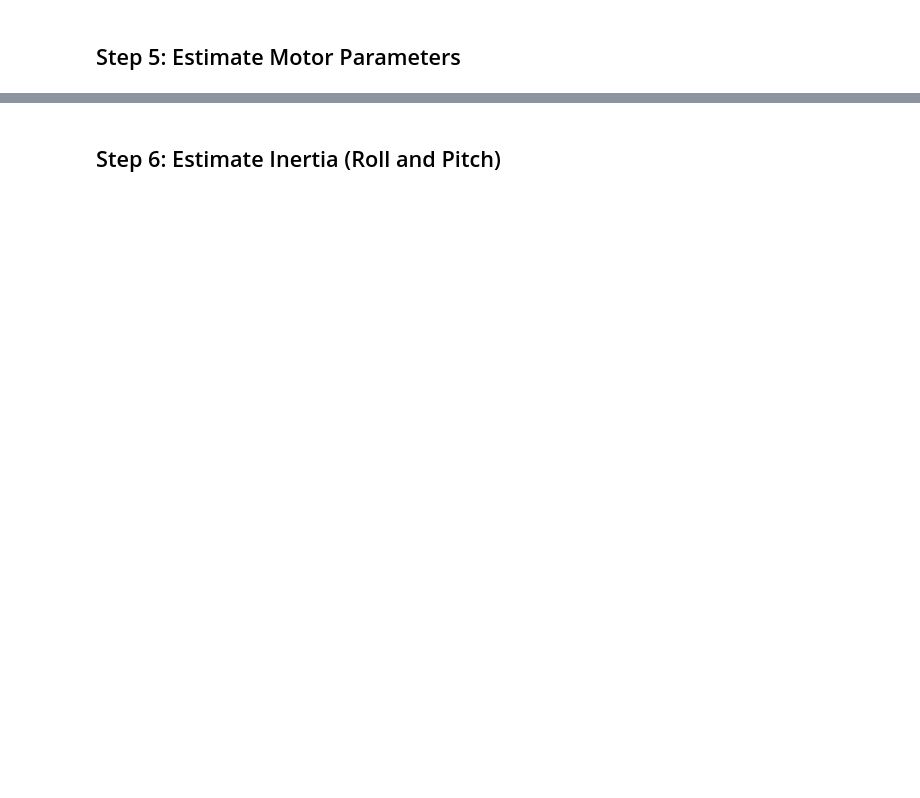
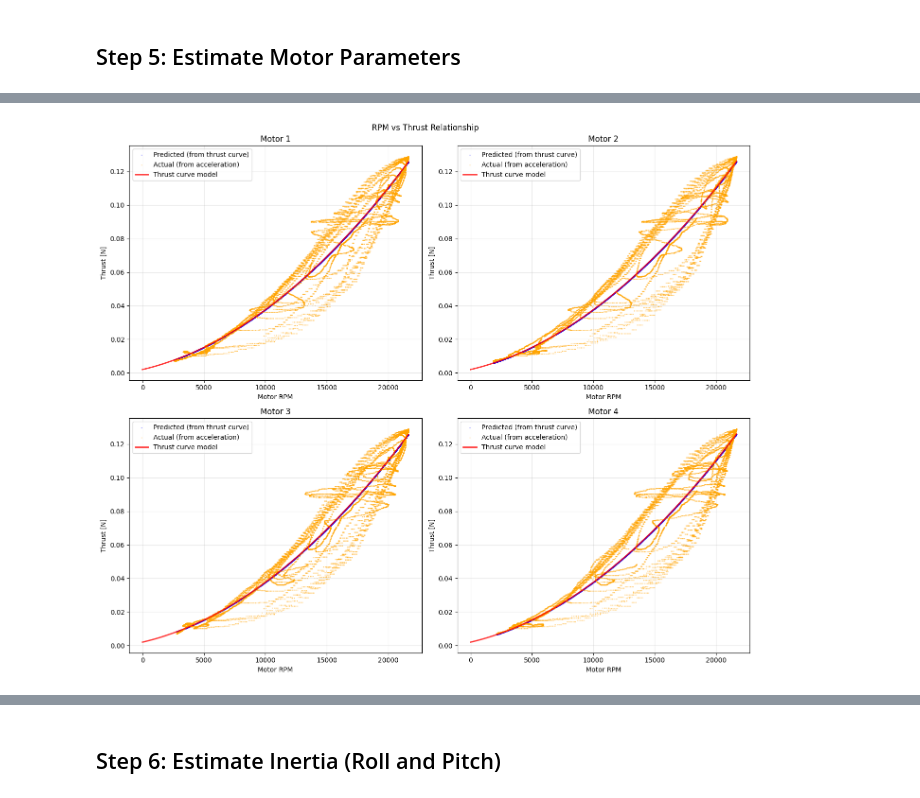
Before and after one commit to EricPedley/betaflight_tools, a Jupyter notebook: betaflight_sysid.ipynb, the cells around one changed output, grey strips where cells are left out. Cells and saved outputs as stored; diff of their text form; code cells hidden in the pictures; blank space fills up the shorter version.

```diff
--- a/betaflight_sysid.ipynb
+++ b/betaflight_sysid.ipynb
@@ -757,0 +1031,100 @@ plt.show()
+# %%
+# Plot RPM vs Thrust relationship (if RPM data available)
+if has_rpm_data:
+    fig, axs = plt.subplots(2, 2, figsize=(14, 12))
+
+    # Get the motor data used in estimation
+    motors_data = combined_thrust["motors"]  # This is actual RPM / rpm_scale_factor (normalized to 0-1)
+    thrust_per_motor = combined_thrust["thrusts"]  # Predicted thrust per motor
+
+    # Also get actual thrust from acceleration
+    actual_total_thrust = combined_thrust["acceleration"][:, 2] * model["mass"]
+
+    for motor_i in range(4):
+        ax = axs[motor_i // 2, motor_i % 2]
+
+        # Get normalized motor values (0-1 range) used in estimation
+        motor_normalized = motors_data[:, motor_i]
+
+        # Convert back to actual RPM for plotting
+        motor_rpm = motor_normalized * rpm_scale_factor
+
+        # Get predicted thrust for this motor
+        predicted_motor_thrust = thrust_per_motor[:, motor_i]
+
+        # Estimate "actual" thrust per motor by distributing total thrust equally
+        # (This is an approximation since we can't measure individual motor thrust)
+        estimated_actual_motor_thrust = actual_total_thrust / 4.0
+
+        # Plot predicted thrust curve
+        ax.scatter(motor_rpm, predicted_motor_thrust,
+                  s=0.5, alpha=0.3, label='Predicted (from thrust curve)', color='blue')
+
+        # Plot "actual" thrust (from measured acceleration)
+        ax.scatter(motor_rpm, estimated_actual_motor_thrust,
+                  s=0.5, alpha=0.3, label='Actual (from acceleration)', color='orange')
+
+        # Plot the theoretical thrust curve
+        rpm_range = np.linspace(0, motor_rpm.max(), 100)
+        motor_range_normalized = rpm_range / rpm_scale_factor
+        thrust_curve_plot = sum(K_f_mean[exp] * motor_range_normalized**exp for exp in range(len(K_f_mean)))
+        ax.plot(rpm_range, thrust_curve_plot, 'r-', linewidth=2,
+               label='Thrust curve model', alpha=0.8)
+
+        ax.set_xlabel('Motor RPM')
+        ax.set_ylabel('Thrust [N]')
+        ax.set_title(f'Motor {motor_i + 1}')
+        ax.legend()
+        ax.grid(True, alpha=0.3)
+
+    fig.suptitle('RPM vs Thrust Relationship')
+    plt.tight_layout()
+    plt.savefig(f"figures/{model_name}_rpm_vs_thrust.png", dpi=dpi)
+    plt.show()
+
+    # Also create a combined plot showing all motors together
+    fig, ax = plt.subplots(1, 1, figsize=(10, 6))
+
+    for motor_i in range(4):
+        motor_normalized = motors_data[:, motor_i]
+        motor_rpm = motor_normalized * rpm_scale_factor
+        predicted_motor_thrust = thrust_per_motor[:, motor_i]
+
+        # Subsample for clearer visualization
+        subsample_indices = np.random.choice(len(motor_rpm), min(5000, len(motor_rpm)), replace=False)
+
+        ax.scatter(motor_rpm[subsample_indices], predicted_motor_thrust[subsample_indices],
+                  s=1, alpha=0.2, label=f'Motor {motor_i + 1}')
+
+    # Plot the theoretical curve
+    rpm_range = np.linspace(0, motors_data.max() * rpm_scale_factor, 200)
+    motor_range_normalized = rpm_range / rpm_scale_factor
+    thrust_curve_plot = sum(K_f_mean[exp] * motor_range_normalized**exp for exp in range(len(K_f_mean)))
+    ax.plot(rpm_range, thrust_curve_plot, 'r-', linewidth=3,
+           label='Thrust curve model', alpha=0.9)
+
+    ax.set_xlabel('Motor RPM')
+    ax.set_ylabel('Thrust per motor [N]')
+    ax.set_title('Combined RPM vs Thrust (All Motors)')
+    ax.legend()
+    ax.grid(True, alpha=0.3)
+    plt.tight_layout()
+    plt.savefig(f"figures/{model_name}_rpm_vs_thrust_combined.png", dpi=dpi)
+    plt.show()
+
+    # Print the thrust curve equation
+    print("\nThrust curve model:")
+    equation = "T = "
+    for exp, coeff in enumerate(K_f_mean):
+        if exp == 0:
+            equation += f"{coeff:.6f}"
+        else:
+            sign = "+" if coeff >= 0 else "-"
+            equation += f" {sign} {abs(coeff):.6f}*u^{exp}"
+    print(equation)
+    print("where u = RPM / {:.2f} (normalized motor value)".format(rpm_scale_factor))
+
+else:
+    print("No RPM data available - skipping RPM vs thrust plots")
+# %% [output]
+[figure, added]
```
Also changed, not shown: parts of 17 cells of this notebook.
